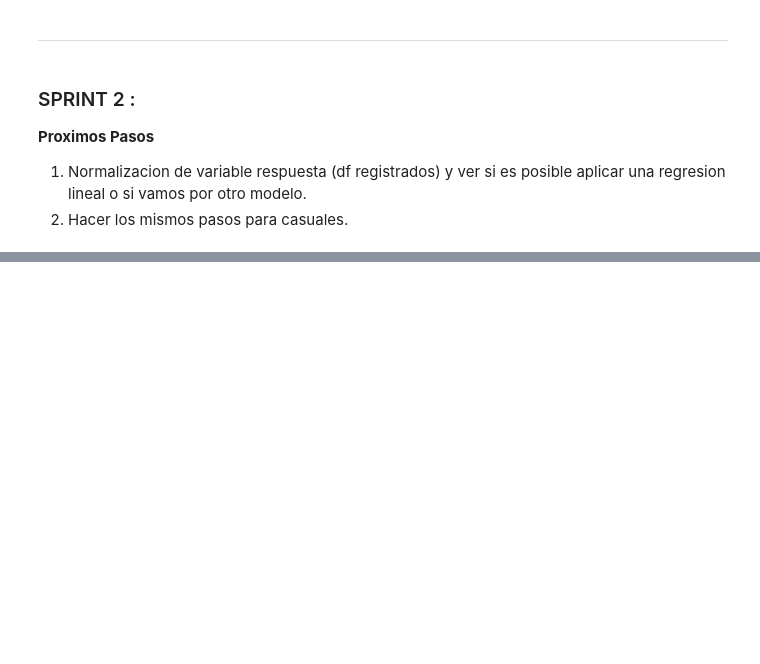
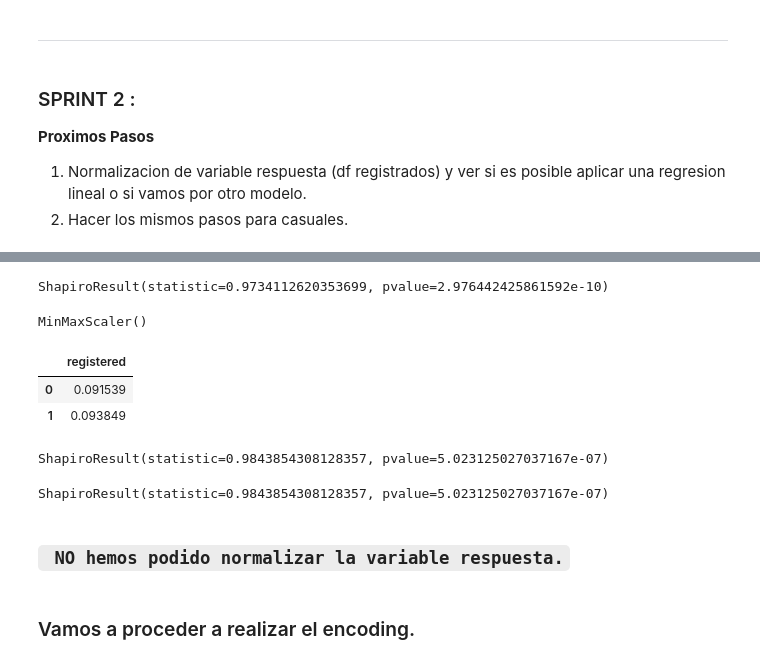
Before and after one commit to Adalab/project-DA-promo-c-modulo-3-team-1, a Jupyter notebook: borrador/asuncion_registered.ipynb, the cells around one changed output, grey strips where cells are left out. Cells and saved outputs as stored; diff of their text form; code cells hidden in the pictures; blank space fills up the shorter version.

Commit message:
terminar encoding

```diff
--- a/borrador/asuncion_registered.ipynb
+++ b/borrador/asuncion_registered.ipynb
@@ -275,0 +318,6 @@ Mañana resolvemos este código
+# %%
+df_r["registered_raiz"] = df_r["registered"].apply(lambda x: math.sqrt(x))
+# %%
+stats.shapiro(df_r["registered_raiz"])
+# %% [output]
+ShapiroResult(statistic=0.9734112620353699, pvalue=2.976442425861592e-10)
@@ -275,0 +326,20 @@ Mañana resolvemos este código
+# %%
+minmax= MinMaxScaler()
+# %%
+minmax.fit(df_r[["registered"]])
+# %% [output]
+MinMaxScaler()
+# %%
+X_normalizadas = minmax.transform(df[["registered"]])
+# %%
+
+numericas_minmax = pd.DataFrame(X_normalizadas, columns = ["registered"])
+numericas_minmax.head(2)
+# %% [output]
+|  | registered |
+| 0 | 0.091539 |
+| 1 | 0.093849 |
+# %%
+stats.shapiro(numericas_minmax["registered"])
+# %% [output]
+ShapiroResult(statistic=0.9843854308128357, pvalue=5.023125027037167e-07)
@@ -275,0 +348,8 @@ Mañana resolvemos este código
+# %%
+stats.shapiro(df_r["registered_minmax"])
+# %% [output]
+ShapiroResult(statistic=0.9843854308128357, pvalue=5.023125027037167e-07)
+# %% [markdown]
+### ` NO hemos podido normalizar la variable respuesta.`
+# %% [markdown]
+### Vamos a proceder a realizar el encoding.
```
Also changed, not shown: parts of 16 cells of this notebook.
